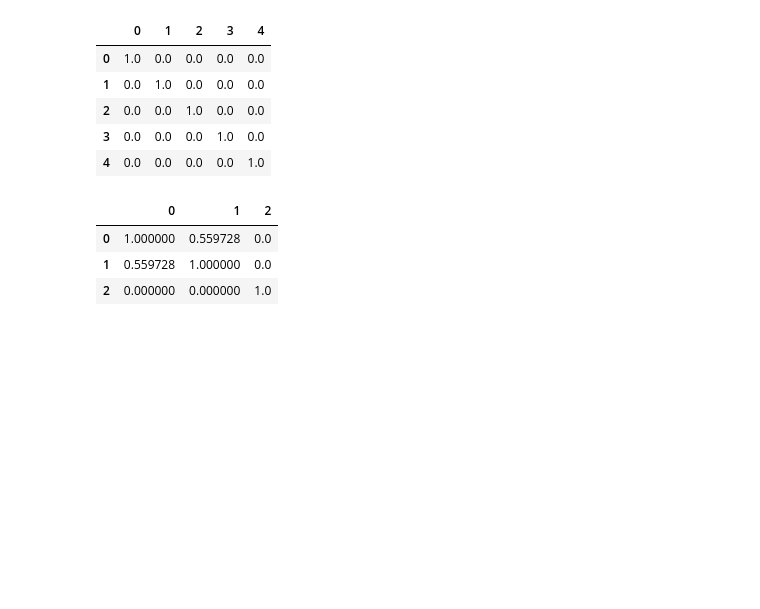
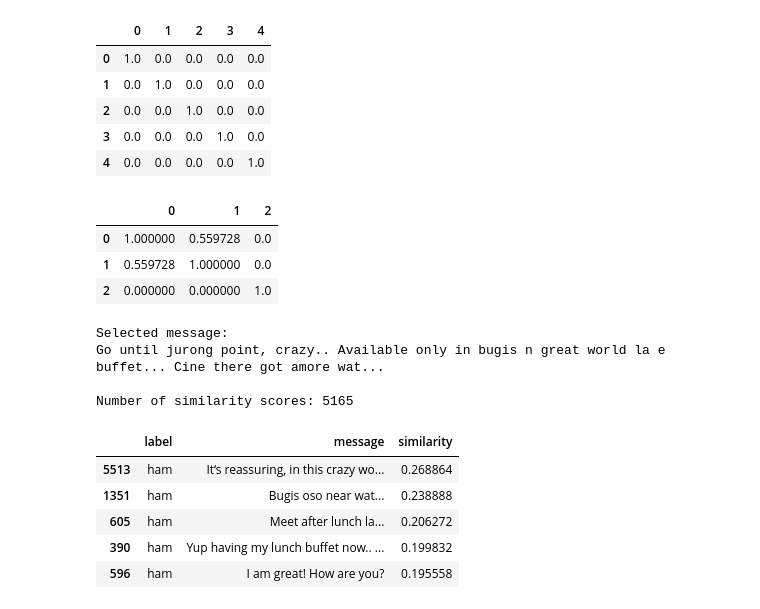
Before and after one commit to amnajem/DS483Project, a Jupyter notebook: DS483Project.ipynb, the cells around one changed output. Cells and saved outputs as stored; diff of their text form; code cells hidden in the pictures; blank space fills up the shorter version.

Commit message:
Compare similar messages

```diff
--- a/DS483Project.ipynb
+++ b/DS483Project.ipynb
@@ -347,3 +363,35 @@ pd.DataFrame(example_similarity)
 | 0 | 1.000000 | 0.559728 | 0.0 |
 | 1 | 0.559728 | 1.000000 | 0.0 |
 | 2 | 0.000000 | 0.000000 | 1.0 |
+# %%
+message_index = 0
+
+print("Selected message:")
+print(df_processed.iloc[message_index]['message'])
+
+# Calculate similarity with all messages
+similarity_scores = cosine_similarity(tfidf_matrix[message_index],tfidf_matrix)[0]
+
+print("\nNumber of similarity scores:", len(similarity_scores))
+# %% [output]
+Selected message:
+Go until jurong point, crazy.. Available only in bugis n great world la e buffet... Cine there got amore wat...
+
+Number of similarity scores: 5165
+# %%
+# remove the selected msg (similarity score = 1)
+similarity_scores[message_index] = -1
+
+# 5 most similar messages
+top_indices = similarity_scores.argsort()[-5:][::-1]
+
+similar_messages = df_processed.iloc[top_indices][['label', 'message']].copy()
+similar_messages['similarity'] = similarity_scores[top_indices]
+similar_messages
+# %% [output]
+|  | label | message | similarity |
+| 5513 | ham | It‘s reassuring, in this crazy wo... | 0.268864 |
+| 1351 | ham | Bugis oso near wat... | 0.238888 |
+| 605 | ham | Meet after lunch la... | 0.206272 |
+| 390 | ham | Yup having my lunch buffet now.. ... | 0.199832 |
+| 596 | ham | I am great! How are you? | 0.195558 |
```
Also changed, not shown: parts of 10 cells of this notebook.
